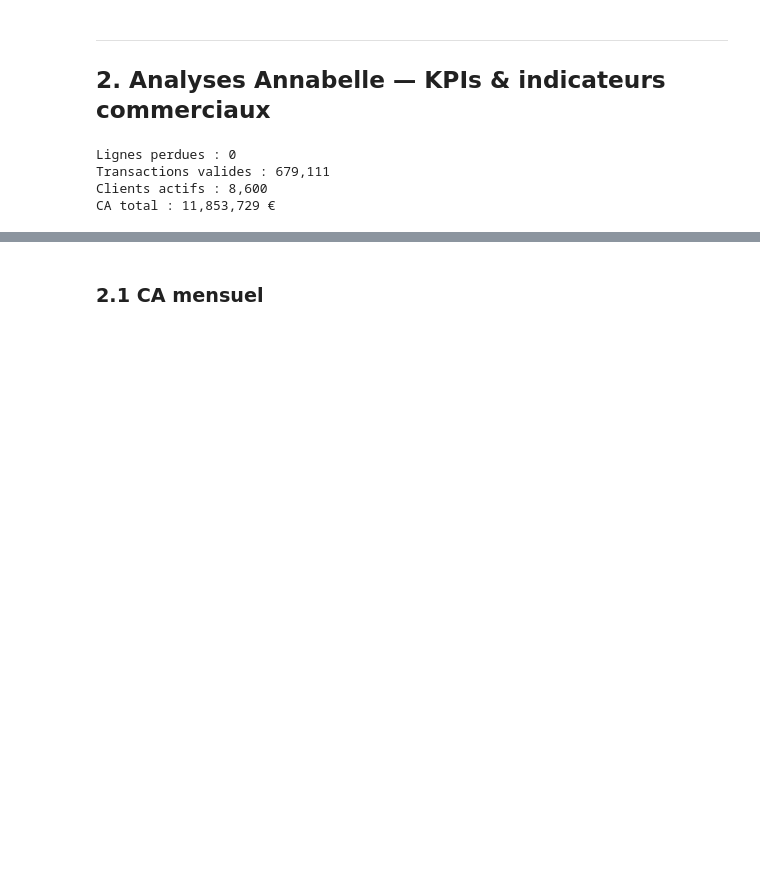
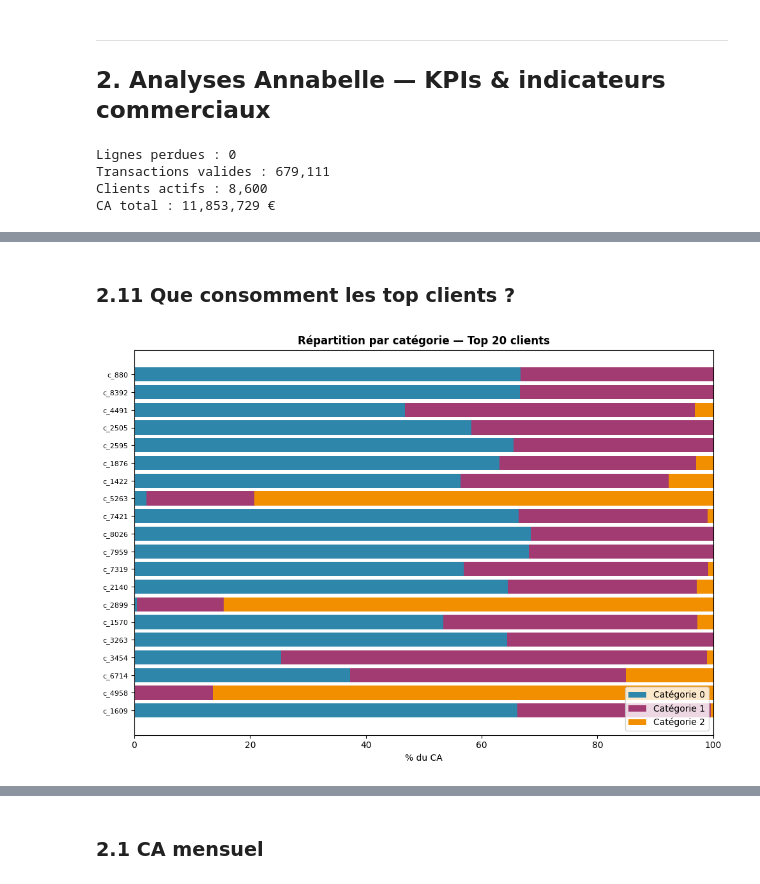
Before and after one commit to Elicesjo/PROJET-7-, a Jupyter notebook: projet9_lapage.ipynb, the cells around one changed output, grey strips where cells are left out. Cells and saved outputs as stored; diff of their text form; code cells hidden in the pictures; blank space fills up the shorter version.

```diff
--- a/projet9_lapage.ipynb
+++ b/projet9_lapage.ipynb
@@ -242,0 +292,27 @@ CA total : 11,853,729 €
+# %% [markdown]
+### 2.11 Que consomment les top clients ?
+# %%
+df_top = df[df["client_id"].isin(top_ids)].copy()
+top_categ = (
+    df_top.groupby(["client_id", "categ"])["price"]
+    .sum()
+    .unstack("categ", fill_value=0))
+top_categ_pct = top_categ.div(top_categ.sum(axis=1), axis=0) * 100
+top_categ_pct = top_categ_pct.loc[top_clients["client_id"]]
+
+fig, ax = plt.subplots(figsize=(10, 7))
+left = np.zeros(len(top_categ_pct))
+for i, col in enumerate(top_categ_pct.columns):
+    ax.barh(range(len(top_categ_pct)), top_categ_pct[col], left=left,
+            color=COLORS[i], label=f"Catégorie {col}")
+    left += top_categ_pct[col].values
+ax.set_yticks(range(len(top_categ_pct)))
+ax.set_yticklabels(top_categ_pct.index, fontsize=8)
+ax.set_xlabel("% du CA")
+ax.set_title("Répartition par catégorie — Top 20 clients", fontweight="bold")
+ax.legend(loc="lower right")
+plt.tight_layout()
+plt.savefig(FIG_DIR / "11_top_clients_categ.png", dpi=150, bbox_inches="tight")
+plt.show()
+# %% [output]
+[figure, added]
```
Also changed, not shown: parts of 22 cells of this notebook, 7 other files.
